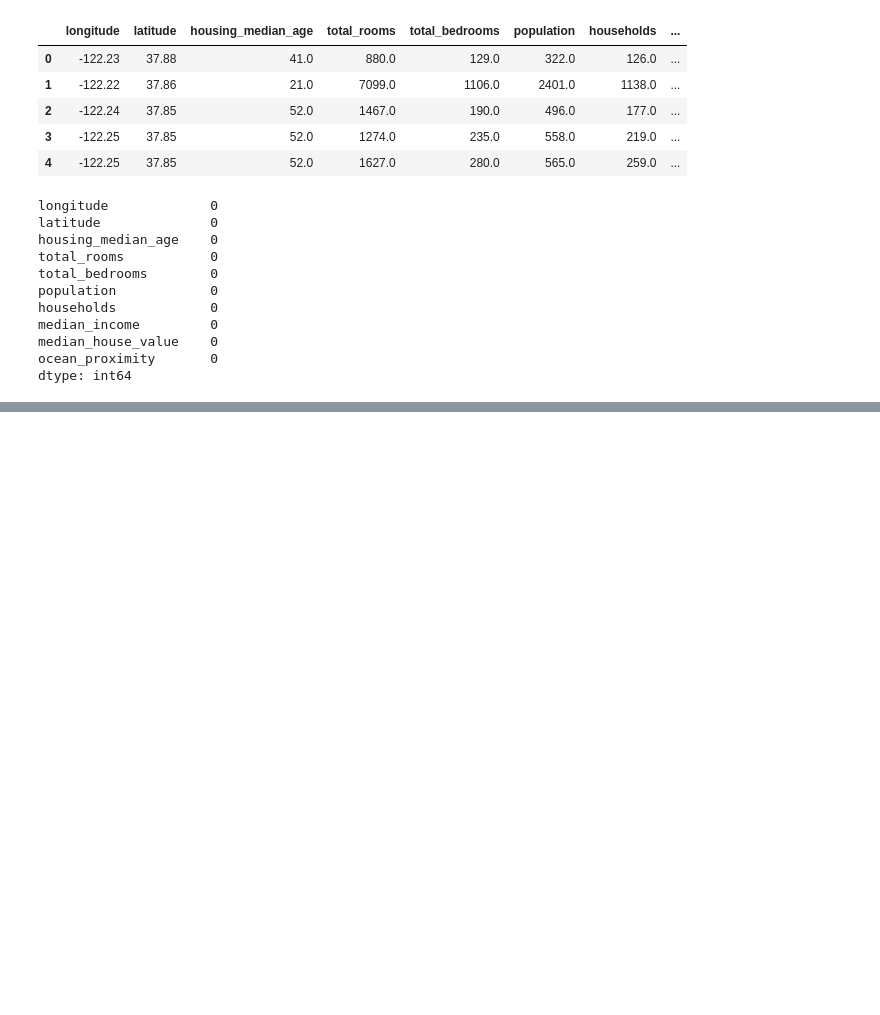
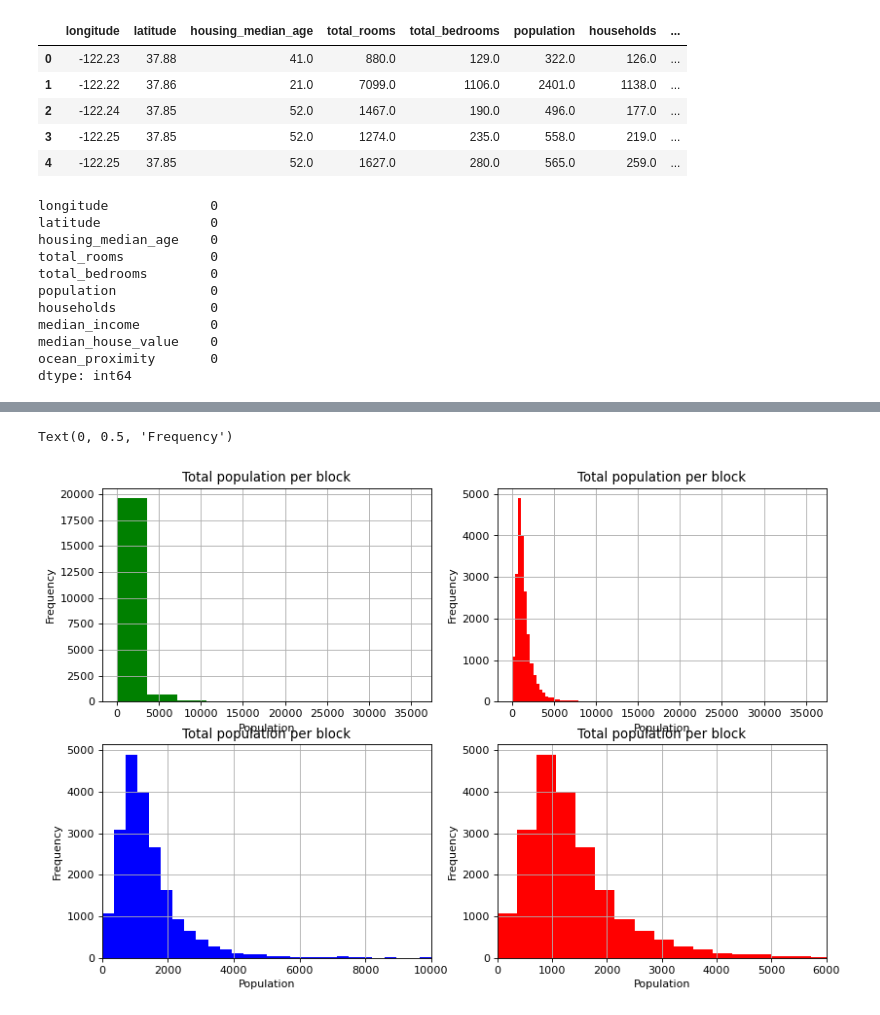
Before and after one commit to abdulkhaliq94/california-housing-prices, a Jupyter notebook: Project.ipynb, the cells around one changed output, grey strips where cells are left out. Cells and saved outputs as stored; diff of their text form; code cells hidden in the pictures; blank space fills up the shorter version.

```diff
--- a/Project.ipynb
+++ b/Project.ipynb
@@ -90,0 +122,32 @@ dtype: int64
+# %%
+from matplotlib.pyplot import figure
+figure(figsize=(12, 8), dpi=80)
+
+plt.subplot(221)
+housing["population"].plot(kind="hist", facecolor="g", grid=True)
+plt.title("Total population per block")
+plt.xlabel("Population")
+plt.ylabel("Frequency")
+
+plt.subplot(222)
+housing["population"].plot(kind="hist", bins=100, facecolor="r", grid=True)
+plt.title("Total population per block")
+plt.xlabel("Population")
+plt.ylabel("Frequency")
+
+plt.subplot(223)
+housing["population"].plot(kind="hist", bins=100, facecolor="b", grid=True)
+plt.xlim(0, 10000)
+plt.title("Total population per block")
+plt.xlabel("Population")
+plt.ylabel("Frequency")
+
+plt.subplot(224)
+housing["population"].plot(kind="hist", bins=100, facecolor="r", grid=True)
+plt.xlim(0, 6000)
+plt.title("Total population per block")
+plt.xlabel("Population")
+plt.ylabel("Frequency")
+# %% [output]
+Text(0, 0.5, 'Frequency')
+[figure, added]
```
Also changed, not shown: parts of 7 cells of this notebook.
